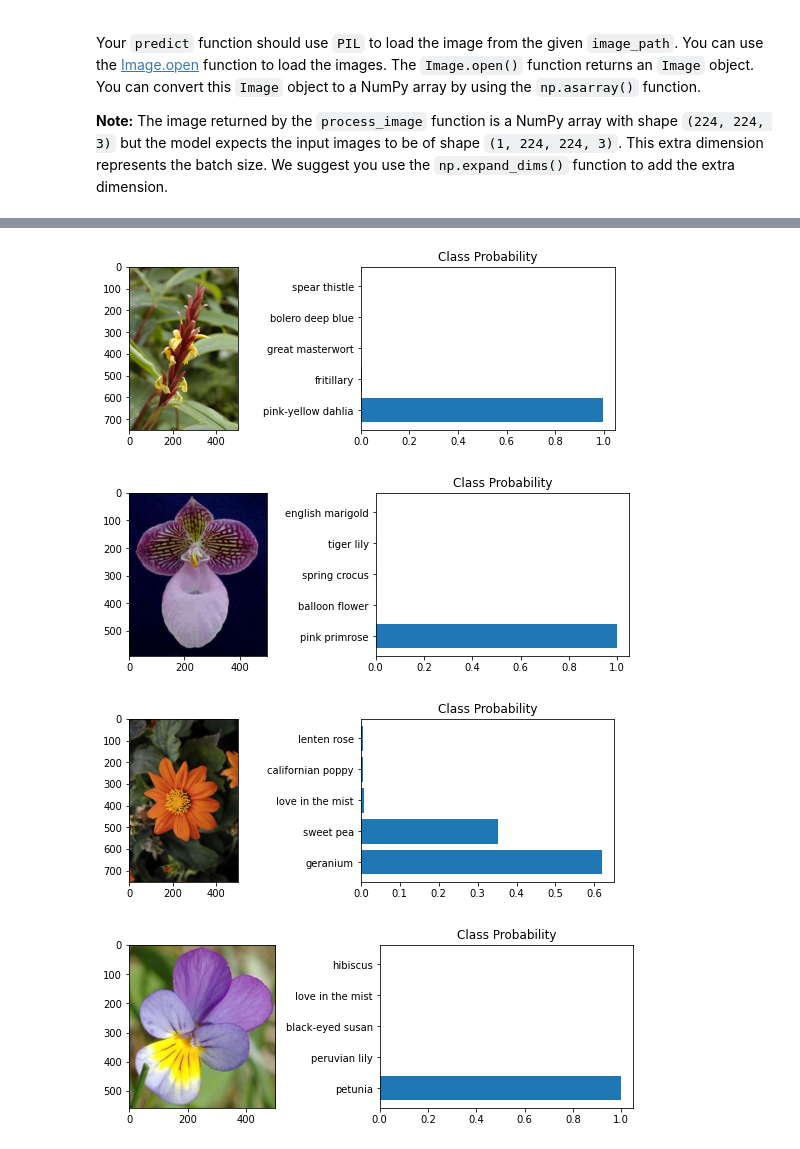
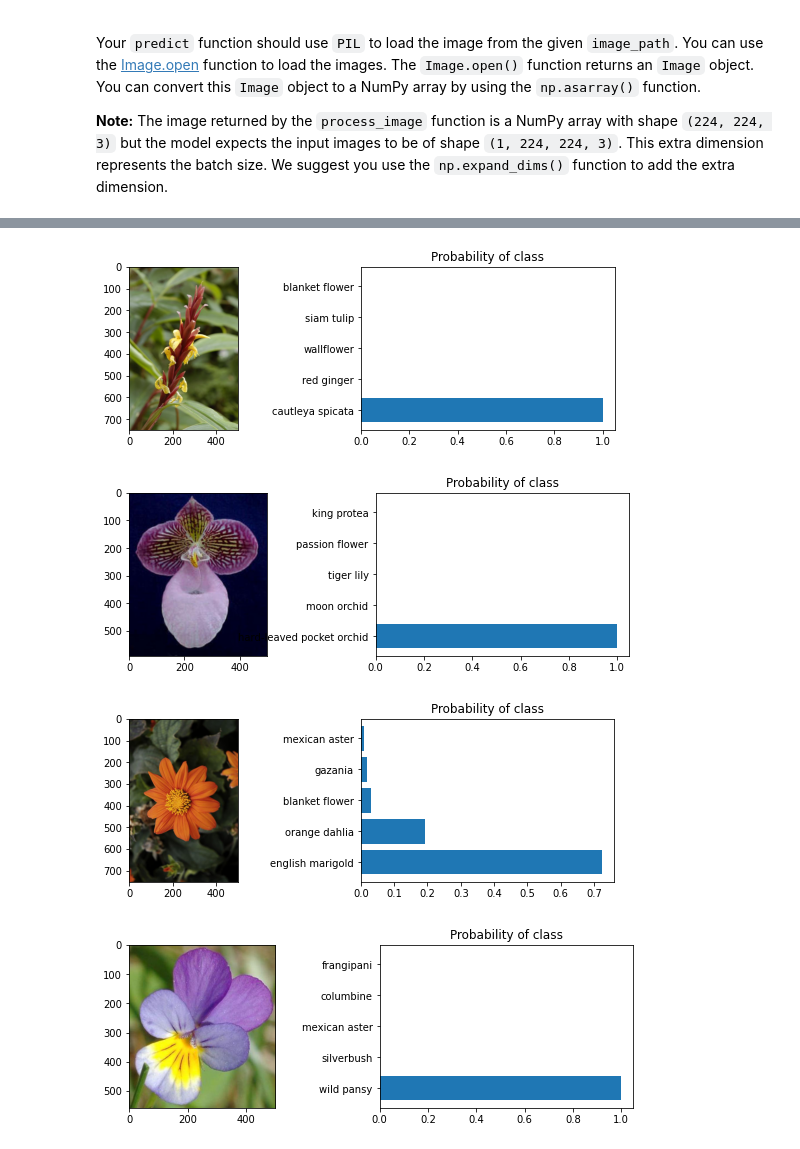
Before and after one commit to Abdulrahman-CS99/Image-Classifier, a Jupyter notebook: Project_Image_Classifier_Project.ipynb, the cells around one changed output, grey strips where cells are left out. Cells and saved outputs as stored; diff of their text form; code cells hidden in the pictures.

```diff
--- a/Project_Image_Classifier_Project.ipynb
+++ b/Project_Image_Classifier_Project.ipynb
@@ -509,16 +514,16 @@ paths=['/content/test_images/cautleya_spicata.jpg',
 # %%
 for path in paths:
 
   probs, classes = predict(image_path=path, model=model, top_k=5)
-  props_bar=[class_names.get(str(key)) if key else "Placeholder" for key in classes.numpy().squeeze().tolist()]
+  props_bar=[class_names.get(str(key+1)) if key else "-" for key in classes.numpy().squeeze().tolist()]
   im = Image.open(path)
   test_image = np.asarray(im)
   fig,(ax1,ax2)=plt.subplots(figsize=(10,3),ncols=2)
   ax1.imshow(test_image,cmap=plt.cm.binary)
-  ax2.set_title('Class Probability')
+  ax2.set_title('Probability of class')
   ax2.barh(props_bar,probs[0])
 # %% [output]
-[figure, old version]
+[figure, new version]
-[figure, old version]
+[figure, new version]
-[figure, old version]
+[figure, new version]
-[figure, old version]
+[figure, new version]
```
Also changed, not shown: parts of 5 cells of this notebook.
